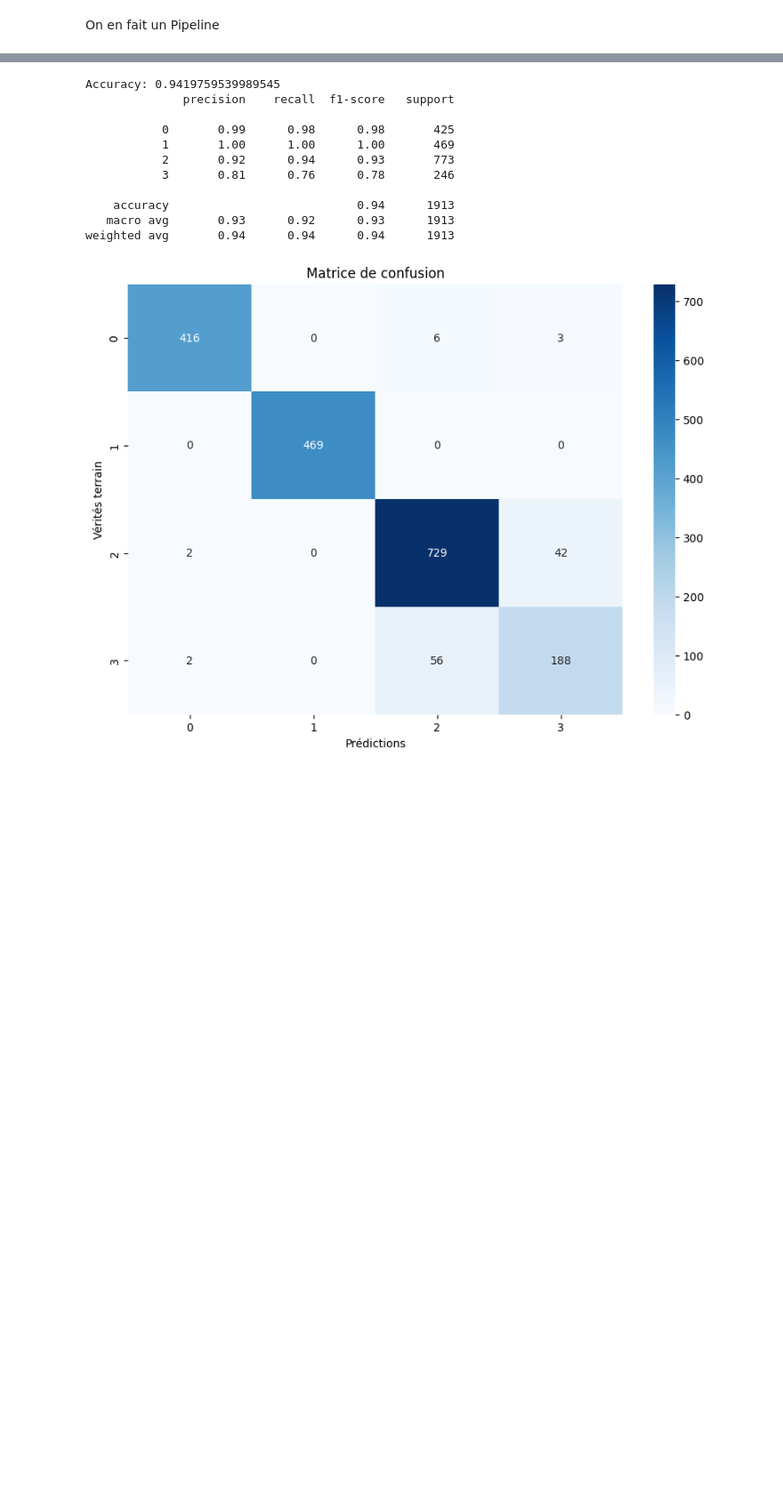
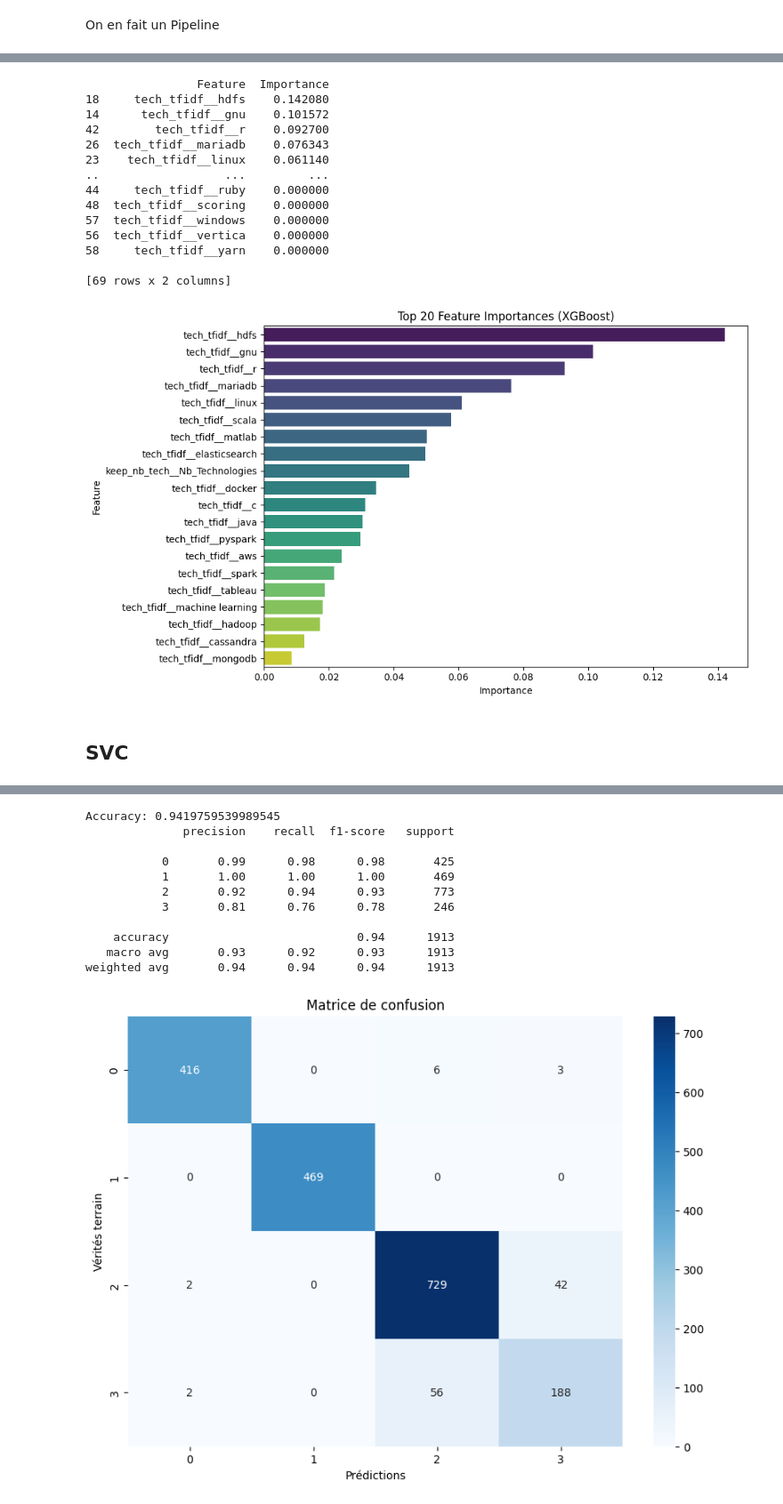
Before and after one commit to jccazes/equancy_technical_assessment, a Jupyter notebook: src/equancy_technical_assessment/answers.ipynb, the cells around one changed output, grey strips where cells are left out. Shown at 89% size. Saved outputs shown, nothing was run; the diff lists cells and outputs as text; code cells hidden in the pictures; blank space fills up the shorter version.

```diff
--- a/src/equancy_technical_assessment/answers.ipynb
+++ b/src/equancy_technical_assessment/answers.ipynb
@@ -361,0 +343,3 @@ employee_data["nb_technos"] = employee_data["Technologies"].apply(
+# %%
+data = [X_train, X_test]
+labels = [y_train, y_test]
@@ -493,0 +660,46 @@ y_pred = pipeline.predict(X_test)
+# %%
+importances = xgb_model.best_estimator_.named_steps["classifier"].feature_importances_
+
+# Récupérer les noms des features après transformation
+feature_names = []
+try:
+    # Pour ColumnTransformer, get_feature_names_out existe depuis sklearn 1.0+
+    feature_names = xgb_model.best_estimator_.named_steps[
+        "preprocessing"
+    ].get_feature_names_out()
+except Exception:
+    # Fallback: noms génériques
+    feature_names = [f"feature_{i}" for i in range(len(importances))]
+
+# Création d'un DataFrame pour trier les importances
+importances_df = pd.DataFrame(
+    {"Feature": feature_names, "Importance": importances}
+).sort_values(by="Importance", ascending=False)
+
+# Affichage tabulaire
+print(importances_df)
+
+# Visualisation
+plt.figure(figsize=(10, 6))
+sns.barplot(
+    data=importances_df.head(20), x="Importance", y="Feature", palette="viridis"
+)
+plt.title("Top 20 Feature Importances (XGBoost)")
+plt.tight_layout()
+plt.show()
+# %% [output]
+                Feature  Importance
+18     tech_tfidf__hdfs    0.142080
+14      tech_tfidf__gnu    0.101572
+42        tech_tfidf__r    0.092700
+26  tech_tfidf__mariadb    0.076343
+23    tech_tfidf__linux    0.061140
+..                  ...         ...
+44     tech_tfidf__ruby    0.000000
+48  tech_tfidf__scoring    0.000000
+57  tech_tfidf__windows    0.000000
+56  tech_tfidf__vertica    0.000000
+58     tech_tfidf__yarn    0.000000
+
+[69 rows x 2 columns]
+[figure, added]
@@ -493,0 +710,2 @@ y_pred = pipeline.predict(X_test)
+# %% [markdown]
+## SVC
```
Also changed, not shown: parts of 54 cells of this notebook, 2 other files.
